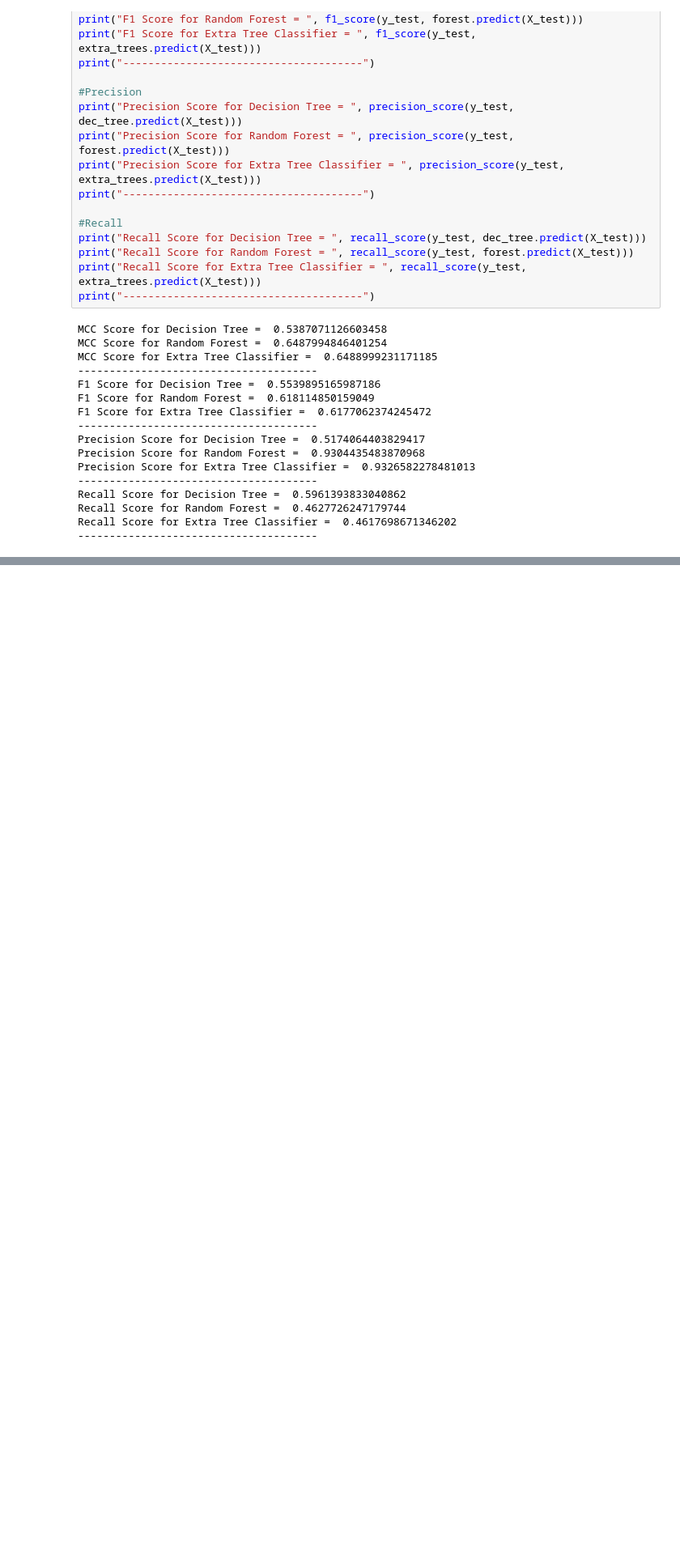
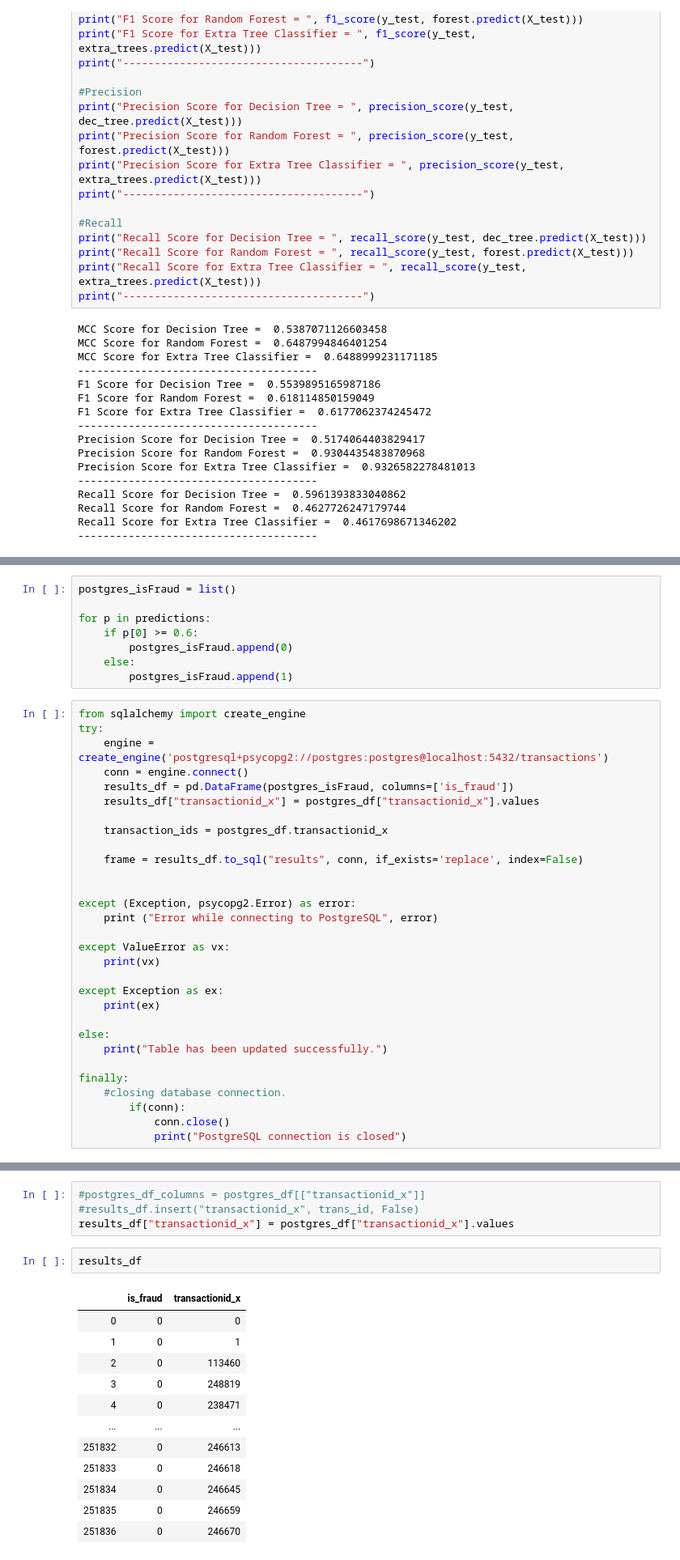
Before and after one commit to a21701443/TFC2020, a Jupyter notebook: tfc.ipynb, the cells around one changed output, grey strips where cells are left out. Shown at 81% size. Saved outputs shown, nothing was run; the diff lists cells and outputs as text; blank space fills up the shorter version.

```diff
--- a/tfc.ipynb
+++ b/tfc.ipynb
@@ -513,0 +618,38 @@ Recall Score for Extra Tree Classifier =  0.4617698671346202
+# %%
+postgres_isFraud = list()
+
+for p in predictions:
+    if p[0] >= 0.6:
+        postgres_isFraud.append(0)
+    else:
+        postgres_isFraud.append(1)
+# %%
+from sqlalchemy import create_engine
+try:
+    engine = create_engine('postgresql+psycopg2://postgres:postgres@localhost:5432/transactions')
+    conn = engine.connect()
+    results_df = pd.DataFrame(postgres_isFraud, columns=['is_fraud'])
+    results_df["transactionid_x"] = postgres_df["transactionid_x"].values
+
+    transaction_ids = postgres_df.transactionid_x
+
+    frame = results_df.to_sql("results", conn, if_exists='replace', index=False)
+
+
+except (Exception, psycopg2.Error) as error:
+    print ("Error while connecting to PostgreSQL", error)
+
+except ValueError as vx:
+    print(vx)
+
+except Exception as ex:
+    print(ex)
+
+else:
+    print("Table has been updated successfully.")
+
+finally:
+    #closing database connection.
+        if(conn):
+            conn.close()
+            print("PostgreSQL connection is closed")
@@ -513,0 +747,19 @@ Recall Score for Extra Tree Classifier =  0.4617698671346202
+# %%
+#postgres_df_columns = postgres_df[["transactionid_x"]]
+#results_df.insert("transactionid_x", trans_id, False)
+results_df["transactionid_x"] = postgres_df["transactionid_x"].values
+# %%
+results_df
+# %% [output]
+|  | is_fraud | transactionid_x |
+| 0 | 0 | 0 |
+| 1 | 0 | 1 |
+| 2 | 0 | 113460 |
+| 3 | 0 | 248819 |
+| 4 | 0 | 238471 |
+| ... | ... | ... |
+| 251832 | 0 | 246613 |
+| 251833 | 0 | 246618 |
+| 251834 | 0 | 246645 |
+| 251835 | 0 | 246659 |
+| 251836 | 0 | 246670 |
```
Also changed, not shown: parts of 21 cells of this notebook.
